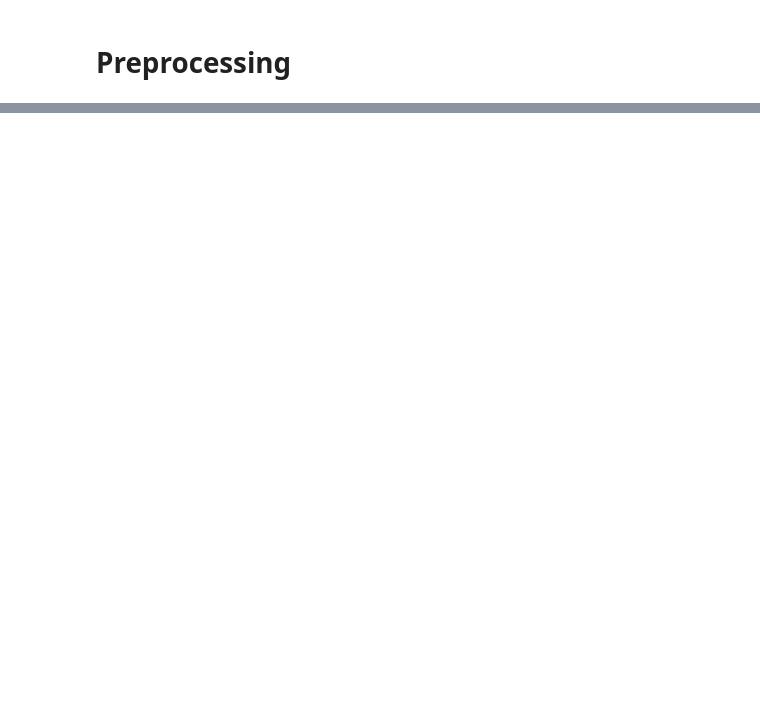
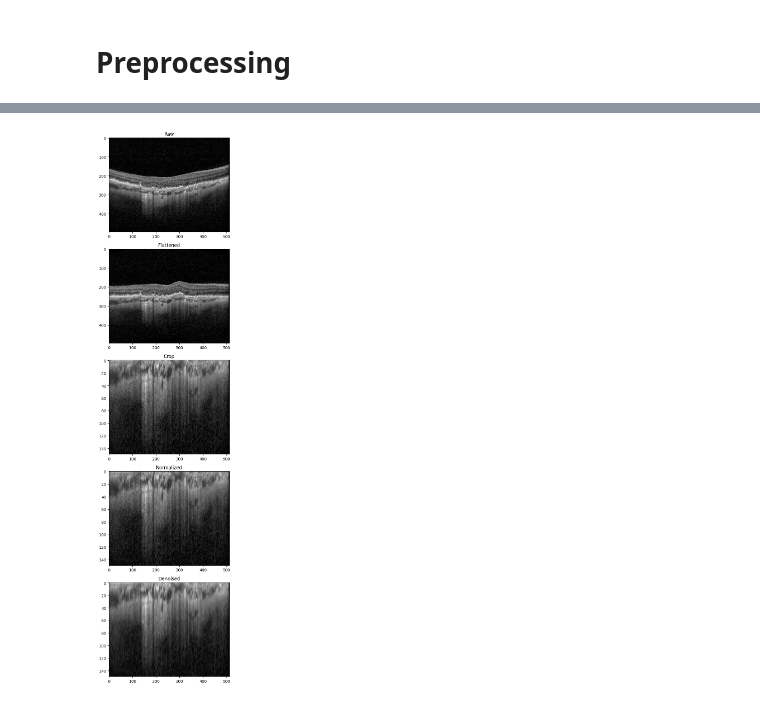
Before and after one commit to JonathanMa03/barcoding-amd, a Jupyter notebook: notebooks/detect_barcode.ipynb, the cells around one changed output, grey strips where cells are left out. Drawn from its saved outputs; the diff is of its cells as text; code cells hidden in the pictures; blank space fills up the shorter version.

```diff
--- a/notebooks/detect_barcode.ipynb
+++ b/notebooks/detect_barcode.ipynb
@@ -103,8 +127,8 @@ print(result)
 # %%
 fig, axes = plt.subplots(
+    5,
     1,
-    5,
-    figsize=(20,5),
+    figsize=(5,20),
 )
 
 axes[0].imshow(
@@ -116,33 +140,35 @@ axes[0].set_title("Raw")
 
 axes[1].imshow(
     result.flattened_bscan,
     cmap="gray",
     aspect="auto",
 )
 axes[1].set_title("Flattened")
 
 axes[2].imshow(
     result.sub_layer_crop,
     cmap="gray",
     aspect="auto",
 )
 axes[2].set_title("Crop")
 
 axes[3].imshow(
     result.normalized_scan,
     cmap="gray",
     aspect="auto",
 )
 axes[3].set_title("Normalized")
 
 axes[4].imshow(
     result.denoised_scan,
     cmap="gray",
     aspect="auto",
 )
 axes[4].set_title("Denoised")
 
 plt.tight_layout()
+# %% [output]
+[figure, added]
 # %%
 from pprint import pprint
 
```
Also changed, not shown: parts of 3 cells of this notebook.
